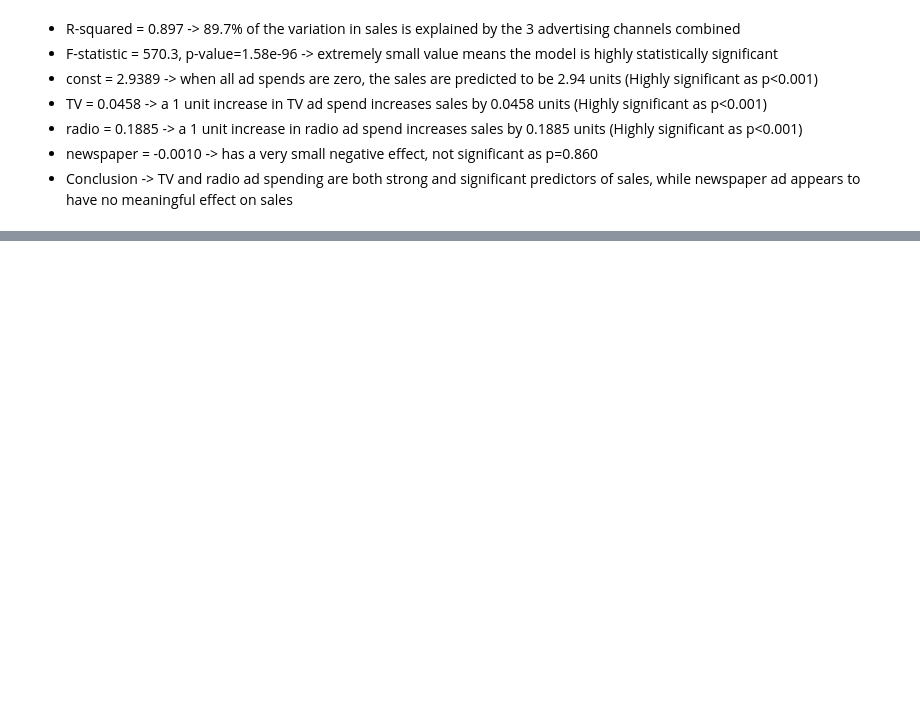
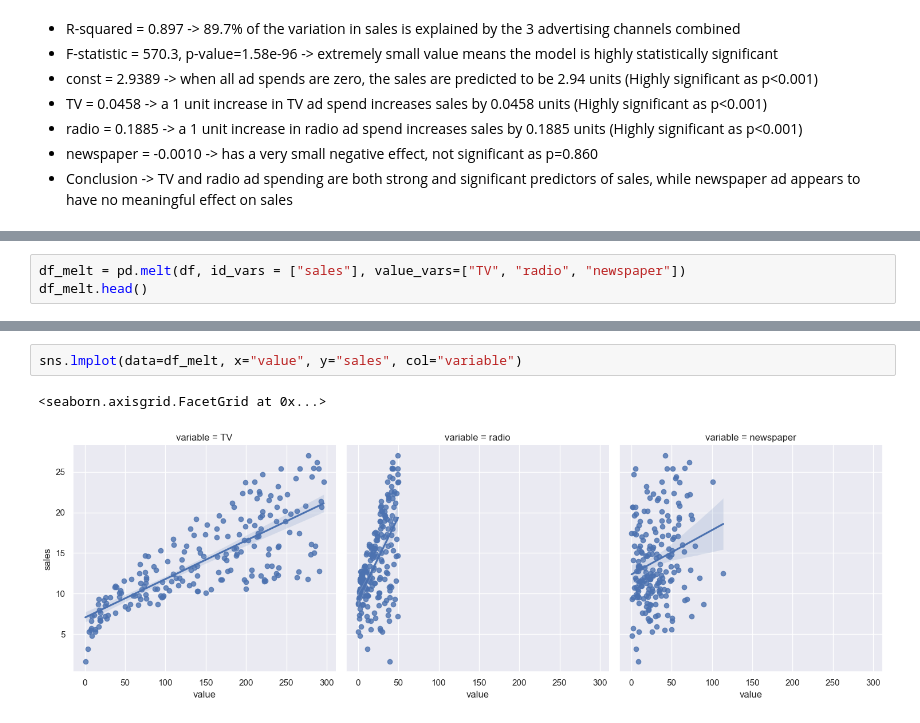
Before and after one commit to vinovator/Pandas-Projects, a Jupyter notebook: Advertising.ipynb, the cells around one changed output, grey strips where cells are left out. Drawn from its saved outputs; the diff is of its cells as text; blank space fills up the shorter version.

```diff
--- a/Advertising.ipynb
+++ b/Advertising.ipynb
@@ -109,0 +119,3 @@ Notes:
+# %%
+df_melt = pd.melt(df, id_vars = ["sales"], value_vars=["TV", "radio", "newspaper"])
+df_melt.head()
@@ -109,0 +129,5 @@ Notes:
+# %%
+sns.lmplot(data=df_melt, x="value", y="sales", col="variable")
+# %% [output]
+<seaborn.axisgrid.FacetGrid at 0x...>
+[figure, added]
```
Also changed, not shown: parts of 3 cells of this notebook.
